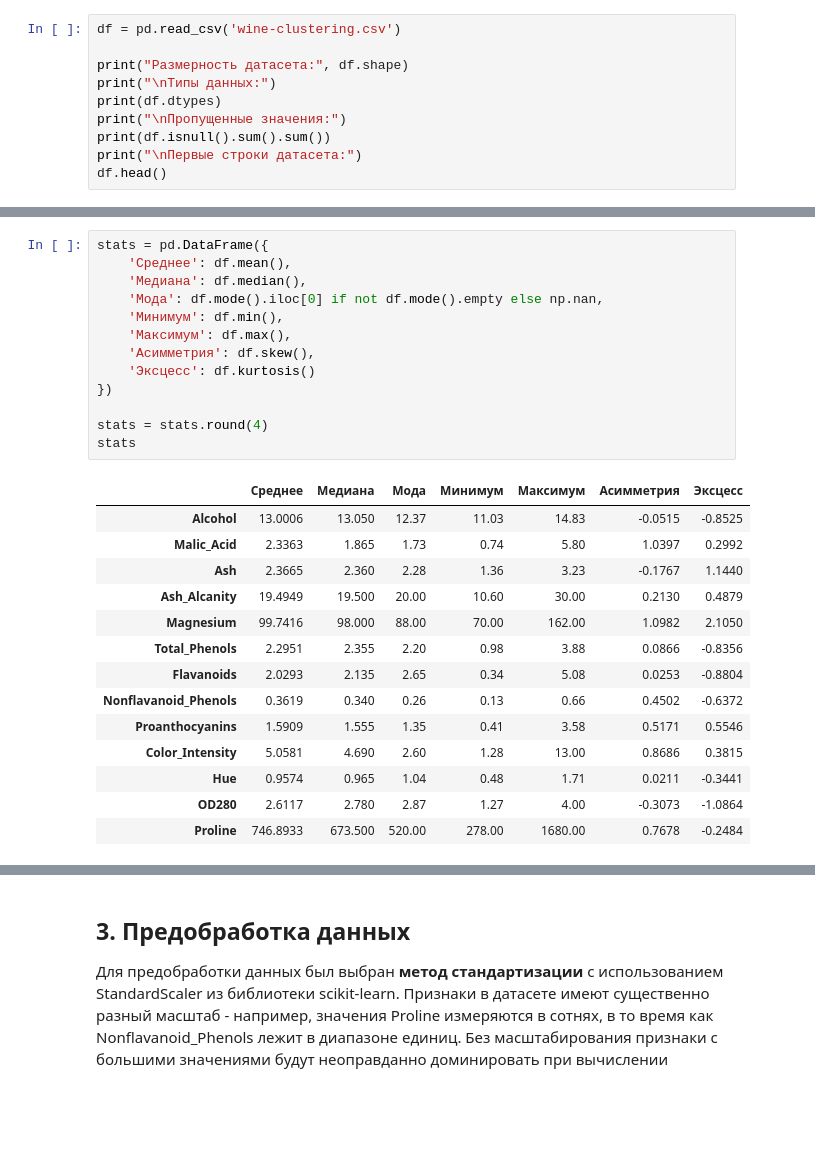
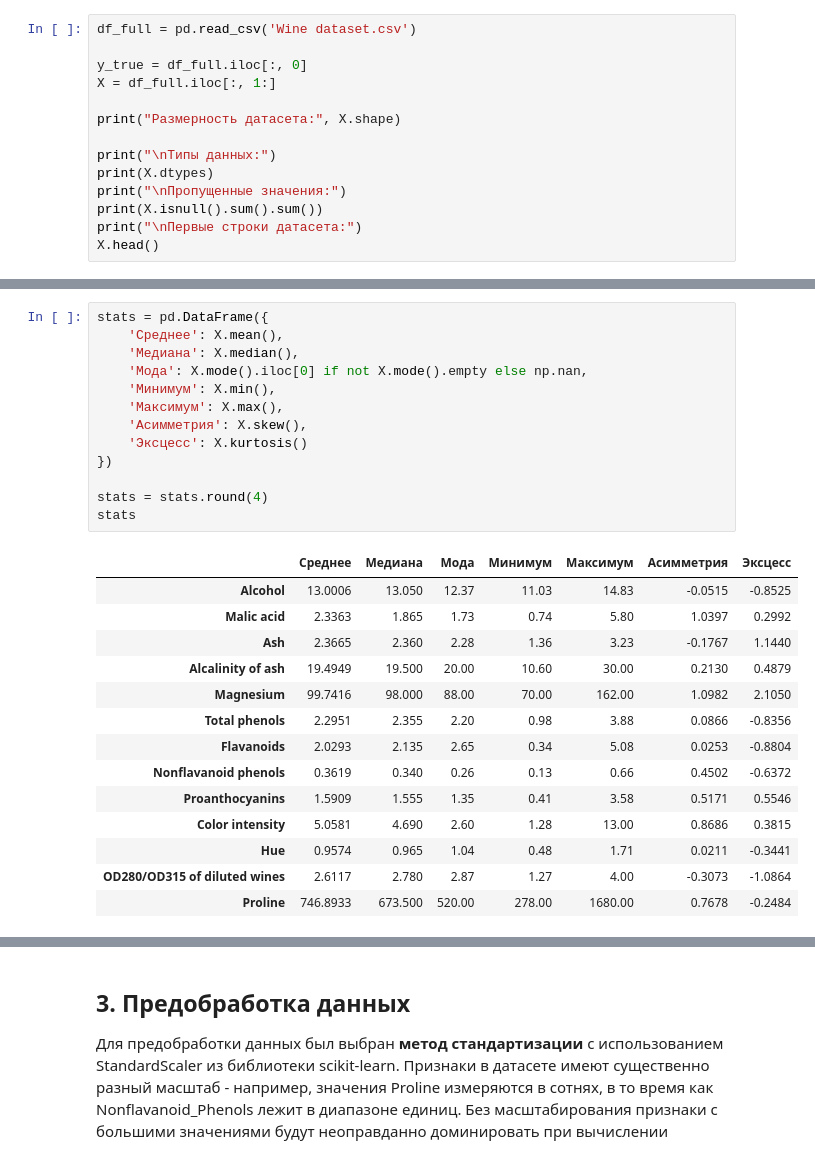
Before and after one commit to lilo5425/Machine_learning, a Jupyter notebook: LAB4/LAB4.ipynb, the cells around one changed output, grey strips where cells are left out. Saved outputs shown, nothing was run; the diff lists cells and outputs as text; blank space fills up the shorter version.

```diff
--- a/LAB4/LAB4.ipynb
+++ b/LAB4/LAB4.ipynb
@@ -52,13 +64,17 @@ from sklearn.decomposition import PCA
 # %%
-df = pd.read_csv('wine-clustering.csv')
+df_full = pd.read_csv('Wine dataset.csv')
 
-print("Размерность датасета:", df.shape)
+y_true = df_full.iloc[:, 0]
+X = df_full.iloc[:, 1:]
+
+print("Размерность датасета:", X.shape)
+
 print("\nТипы данных:")
-print(df.dtypes)
+print(X.dtypes)
 print("\nПропущенные значения:")
-print(df.isnull().sum().sum())
+print(X.isnull().sum().sum())
 print("\nПервые строки датасета:")
-df.head()
+X.head()
 # %% [output]
 Размерность датасета: (178, 13)
 
@@ -102,30 +118,30 @@ plt.show()
 # %%
 stats = pd.DataFrame({
-    'Среднее': df.mean(),
-    'Медиана': df.median(),
-    'Мода': df.mode().iloc[0] if not df.mode().empty else np.nan,
-    'Минимум': df.min(),
-    'Максимум': df.max(),
-    'Асимметрия': df.skew(),
-    'Эксцесс': df.kurtosis()
+    'Среднее': X.mean(),
+    'Медиана': X.median(),
+    'Мода': X.mode().iloc[0] if not X.mode().empty else np.nan,
+    'Минимум': X.min(),
+    'Максимум': X.max(),
+    'Асимметрия': X.skew(),
+    'Эксцесс': X.kurtosis()
 })
 
 stats = stats.round(4)
 stats
 # %% [output]
 |  | Среднее | Медиана | Мода | Минимум | Максимум | Асимметрия | Эксцесс |
 | Alcohol | 13.0006 | 13.050 | 12.37 | 11.03 | 14.83 | -0.0515 | -0.8525 |
-| Malic_Acid | 2.3363 | 1.865 | 1.73 | 0.74 | 5.80 | 1.0397 | 0.2992 |
+| Malic acid | 2.3363 | 1.865 | 1.73 | 0.74 | 5.80 | 1.0397 | 0.2992 |
 | Ash | 2.3665 | 2.360 | 2.28 | 1.36 | 3.23 | -0.1767 | 1.1440 |
-| Ash_Alcanity | 19.4949 | 19.500 | 20.00 | 10.60 | 30.00 | 0.2130 | 0.4879 |
+| Alcalinity of ash | 19.4949 | 19.500 | 20.00 | 10.60 | 30.00 | 0.2130 | 0.4879 |
 | Magnesium | 99.7416 | 98.000 | 88.00 | 70.00 | 162.00 | 1.0982 | 2.1050 |
-| Total_Phenols | 2.2951 | 2.355 | 2.20 | 0.98 | 3.88 | 0.0866 | -0.8356 |
+| Total phenols | 2.2951 | 2.355 | 2.20 | 0.98 | 3.88 | 0.0866 | -0.8356 |
 | Flavanoids | 2.0293 | 2.135 | 2.65 | 0.34 | 5.08 | 0.0253 | -0.8804 |
-| Nonflavanoid_Phenols | 0.3619 | 0.340 | 0.26 | 0.13 | 0.66 | 0.4502 | -0.6372 |
+| Nonflavanoid phenols | 0.3619 | 0.340 | 0.26 | 0.13 | 0.66 | 0.4502 | -0.6372 |
 | Proanthocyanins | 1.5909 | 1.555 | 1.35 | 0.41 | 3.58 | 0.5171 | 0.5546 |
-| Color_Intensity | 5.0581 | 4.690 | 2.60 | 1.28 | 13.00 | 0.8686 | 0.3815 |
+| Color intensity | 5.0581 | 4.690 | 2.60 | 1.28 | 13.00 | 0.8686 | 0.3815 |
 | Hue | 0.9574 | 0.965 | 1.04 | 0.48 | 1.71 | 0.0211 | -0.3441 |
-| OD280 | 2.6117 | 2.780 | 2.87 | 1.27 | 4.00 | -0.3073 | -1.0864 |
+| OD280/OD315 of diluted wines | 2.6117 | 2.780 | 2.87 | 1.27 | 4.00 | -0.3073 | -1.0864 |
 | Proline | 746.8933 | 673.500 | 520.00 | 278.00 | 1680.00 | 0.7678 | -0.2484 |
 # %%
 fig, axes = plt.subplots(4, 4, figsize=(16, 12))
```
Also changed, not shown: parts of 22 cells of this notebook, 2 other files.
